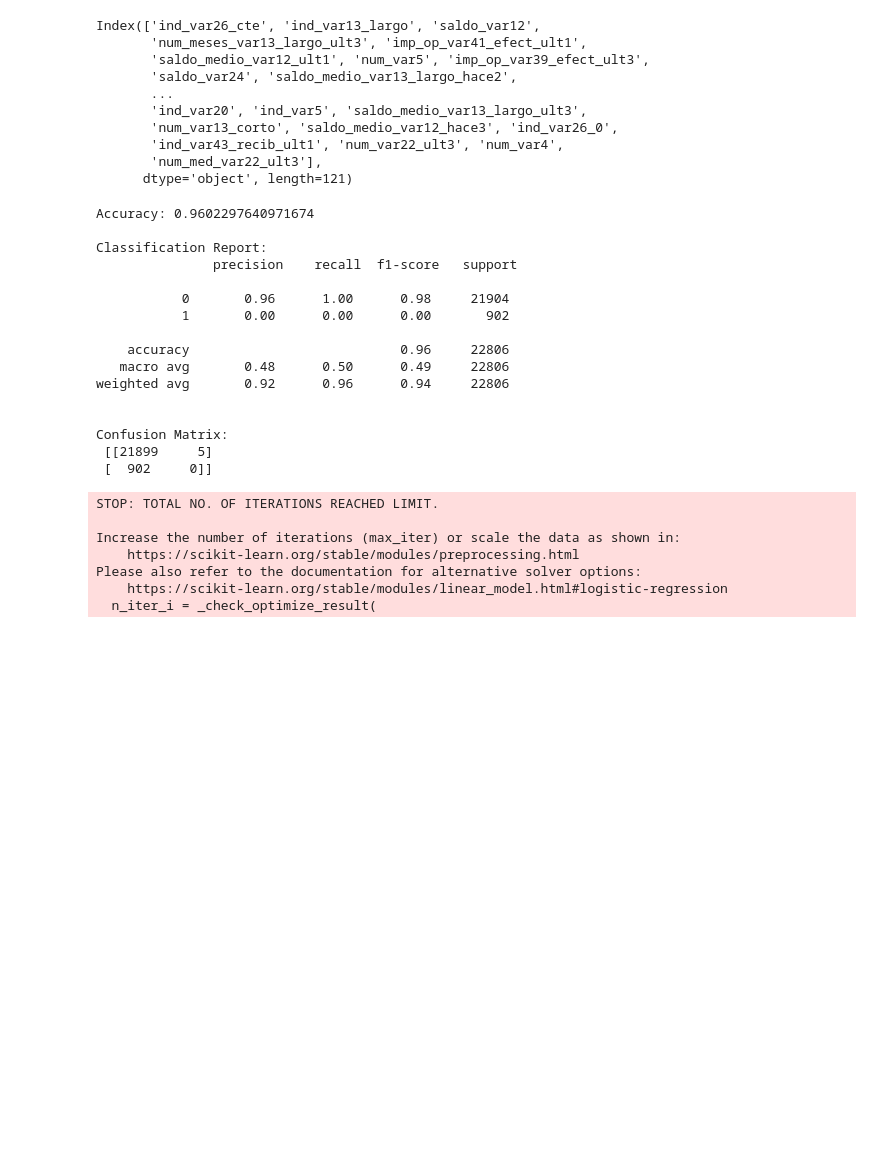
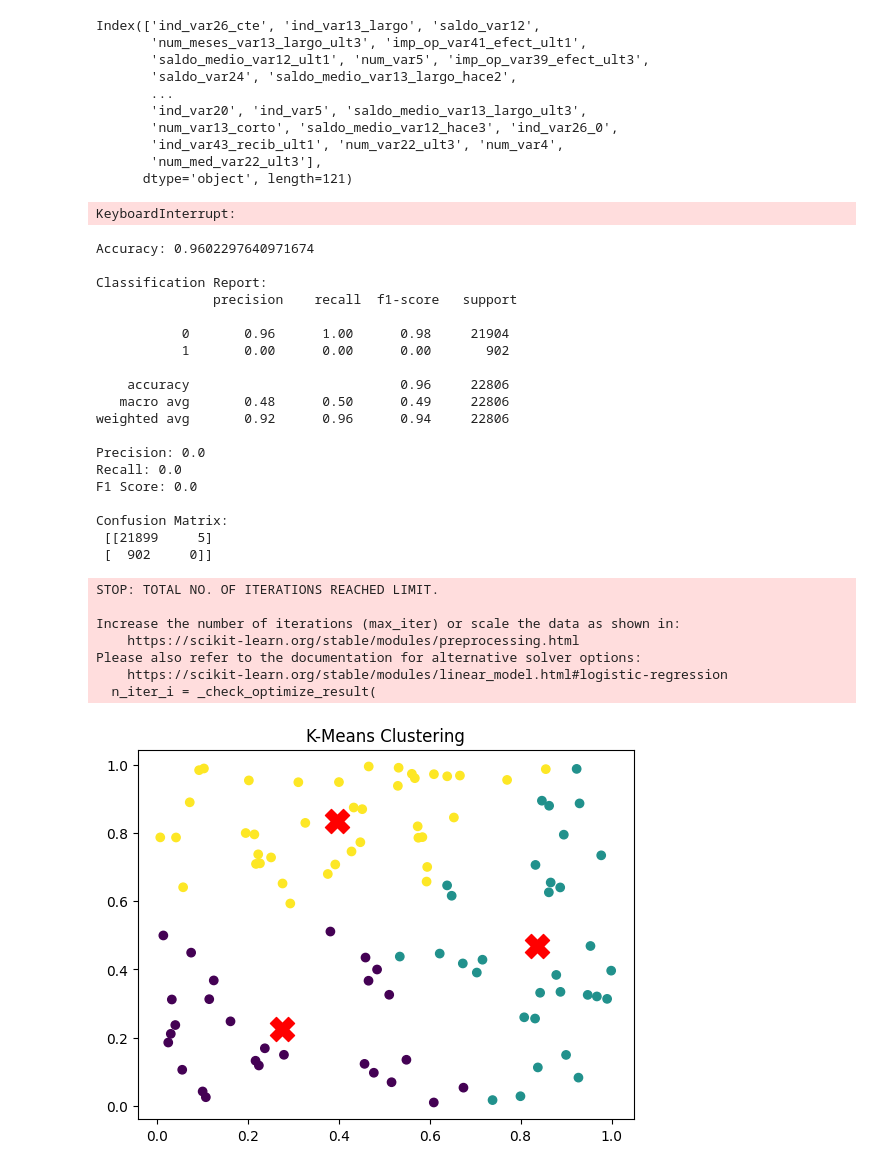
Before and after one commit to SameekshaPadigelawar/ML-lab, a Jupyter notebook: MLlab162.ipynb, the cells around one changed output. Saved outputs shown, nothing was run; the diff lists cells and outputs as text; code cells hidden in the pictures; blank space fills up the shorter version.

```diff
--- a/MLlab162.ipynb
+++ b/MLlab162.ipynb
@@ -690,6 +790,38 @@ Index(['ind_var26_cte', 'ind_var13_largo', 'saldo_var12',
+# %%
+from sklearn.linear_model import LogisticRegression
+from sklearn.metrics import accuracy_score
+
+def forward_selection_sklearn(X, y):
+    features = []
+    remaining = list(X.columns)
+    best_features = []
+
+    while remaining:
+        scores = []
+        for feature in remaining:
+            model = LogisticRegression(max_iter=1000)
+            model.fit(X[features + [feature]], y)
+            y_pred = model.predict(X[features + [feature]])
+            acc = accuracy_score(y, y_pred)
+            scores.append((feature, acc))
+
+        scores.sort(key=lambda x: x[1], reverse=True)
+        best_feature = scores[0][0]
+        features.append(best_feature)
+        remaining.remove(best_feature)
+        best_features.append(best_feature)
+
+    return best_features
+
+best_features_forward = forward_selection_sklearn(X_train, y_train)
+print("Selected Features (Forward):", best_features_forward)
+# %% [output]
+KeyboardInterrupt:
 # %%
+
 from sklearn.linear_model import LogisticRegression
-from sklearn.metrics import accuracy_score, classification_report, confusion_matrix
+from sklearn.metrics import accuracy_score, precision_score, recall_score, f1_score, confusion_matrix, classification_report
+from sklearn.model_selection import train_test_split
 
 # # 1. Split the dataset (if not already done)
 # from sklearn.model_selection import train_test_split
@@ -709,6 +841,9 @@ y_pred = log_reg.predict(X_test)
 # 5. Evaluate the model
 print("Accuracy:", accuracy_score(y_test, y_pred))
 print("\nClassification Report:\n", classification_report(y_test, y_pred))
+print("Precision:", precision_score(y_test, y_pred))
+print("Recall:", recall_score(y_test, y_pred))
+print("F1 Score:", f1_score(y_test, y_pred))
 print("\nConfusion Matrix:\n", confusion_matrix(y_test, y_pred))
 # %% [output]
 Accuracy: 0.9602297640971674
@@ -723,6 +858,9 @@ Classification Report:
    macro avg       0.48      0.50      0.49     22806
 weighted avg       0.92      0.96      0.94     22806
 
+Precision: 0.0
+Recall: 0.0
+F1 Score: 0.0
 
 Confusion Matrix:
  [[21899     5]
@@ -736,0 +916,22 @@ Please also refer to the documentation for alternative solver options:
+# %%
+from sklearn.cluster import KMeans
+import matplotlib.pyplot as plt
+import numpy as np
+
+# Sample data: 2D points
+X = np.random.rand(100, 2)
+
+# Apply KMeans clustering
+kmeans = KMeans(n_clusters=3)
+kmeans.fit(X)
+
+# Get the labels (cluster assignment)
+labels = kmeans.labels_
+
+# Plotting
+plt.scatter(X[:, 0], X[:, 1], c=labels, cmap='viridis')
+plt.scatter(kmeans.cluster_centers_[:, 0], kmeans.cluster_centers_[:, 1], s=300, c='red', marker='X')
+plt.title("K-Means Clustering")
+plt.show()
+# %% [output]
+[figure, added]
```
Also changed, not shown: parts of 20 cells of this notebook.
